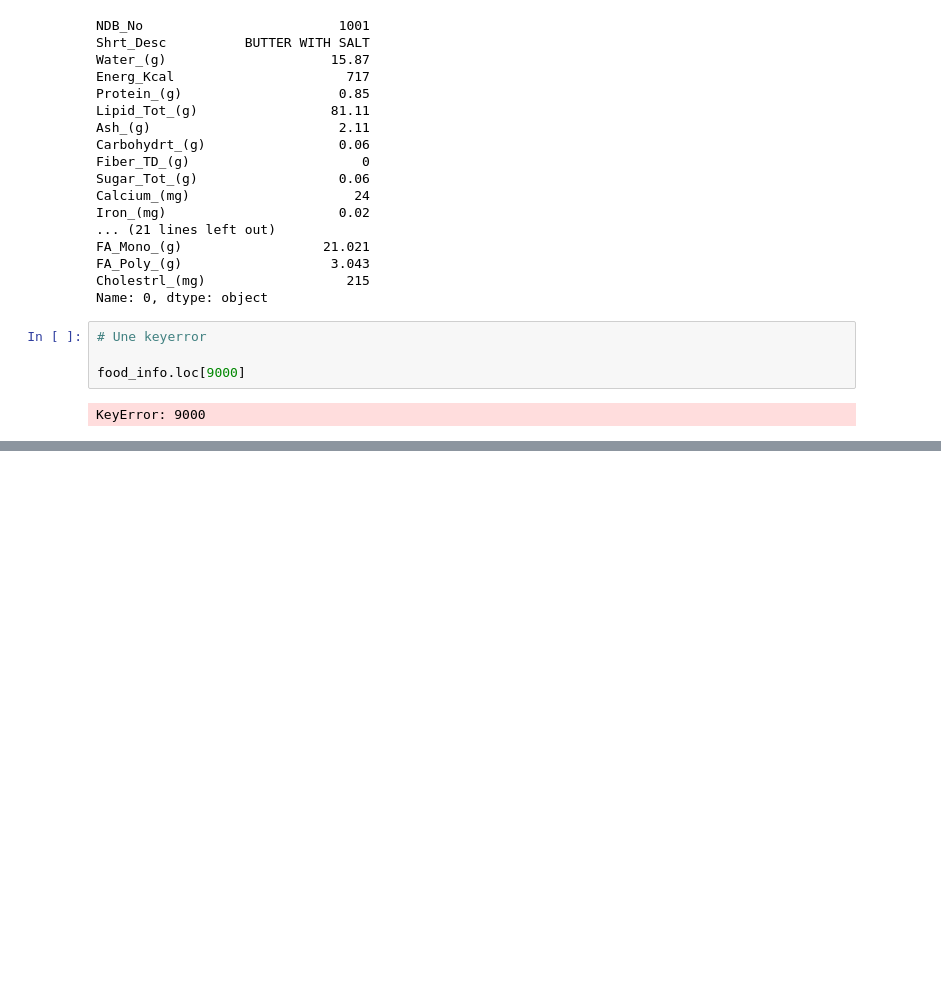
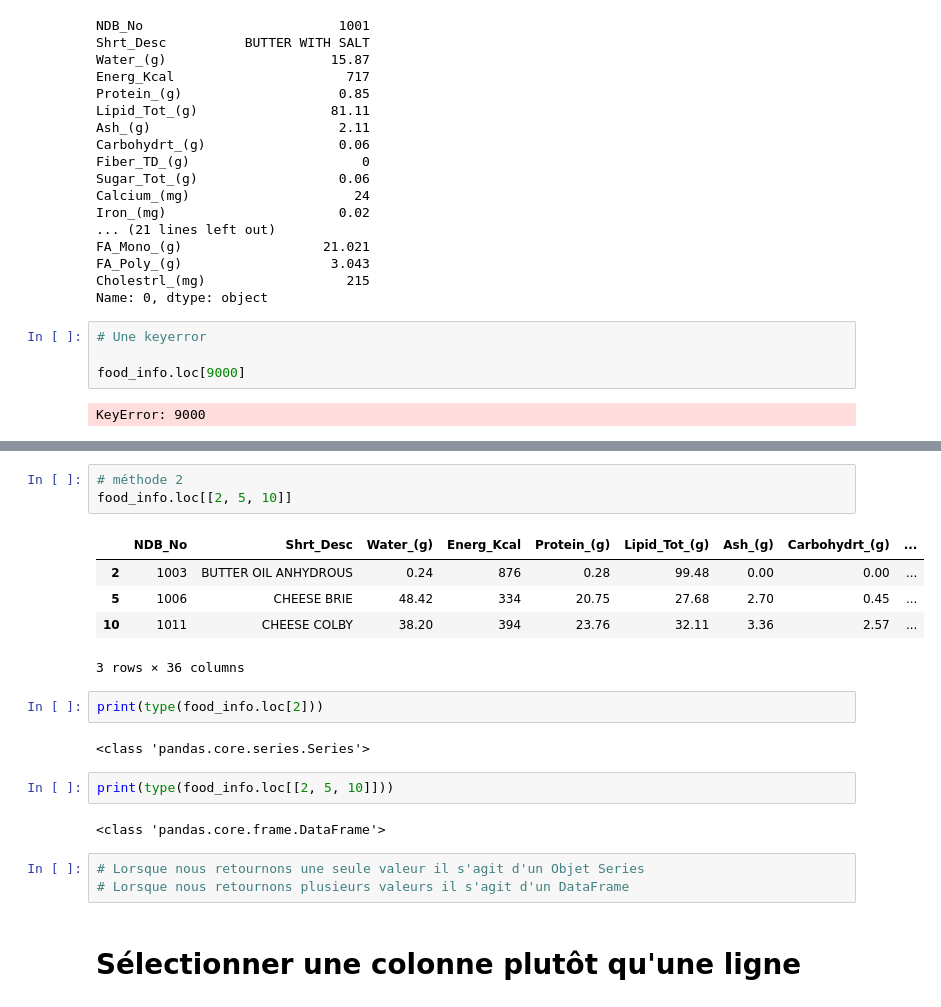
Before and after one commit to brunoharlein/pandas_is_cool, a Jupyter notebook: Cours Pandas.ipynb, the cells around one changed output, grey strips where cells are left out. Saved outputs shown, nothing was run; the diff lists cells and outputs as text; blank space fills up the shorter version.

Commit message:
end begin pandas

```diff
--- a/Cours Pandas.ipynb
+++ b/Cours Pandas.ipynb
@@ -233,0 +293,22 @@ KeyError: 9000
+# %%
+# méthode 2
+food_info.loc[[2, 5, 10]]
+# %% [output]
+|  | NDB_No | Shrt_Desc | Water_(g) | Energ_Kcal | Protein_(g) | Lipid_Tot_(g) | Ash_(g) | Carbohydrt_(g) | ... |
+| 2 | 1003 | BUTTER OIL ANHYDROUS | 0.24 | 876 | 0.28 | 99.48 | 0.00 | 0.00 | ... |
+| 5 | 1006 | CHEESE BRIE | 48.42 | 334 | 20.75 | 27.68 | 2.70 | 0.45 | ... |
+| 10 | 1011 | CHEESE COLBY | 38.20 | 394 | 23.76 | 32.11 | 3.36 | 2.57 | ... |
+3 rows × 36 columns
+# %%
+print(type(food_info.loc[2]))
+# %% [output]
+<class 'pandas.core.series.Series'>
+# %%
+print(type(food_info.loc[[2, 5, 10]]))
+# %% [output]
+<class 'pandas.core.frame.DataFrame'>
+# %%
+# Lorsque nous retournons une seule valeur il s'agit d'un Objet Series
+# Lorsque nous retournons plusieurs valeurs il s'agit d'un DataFrame
+# %% [markdown]
+# Sélectionner une colonne plutôt qu'une ligne
```
Also changed, not shown: parts of 17 cells of this notebook, 1 other file.
